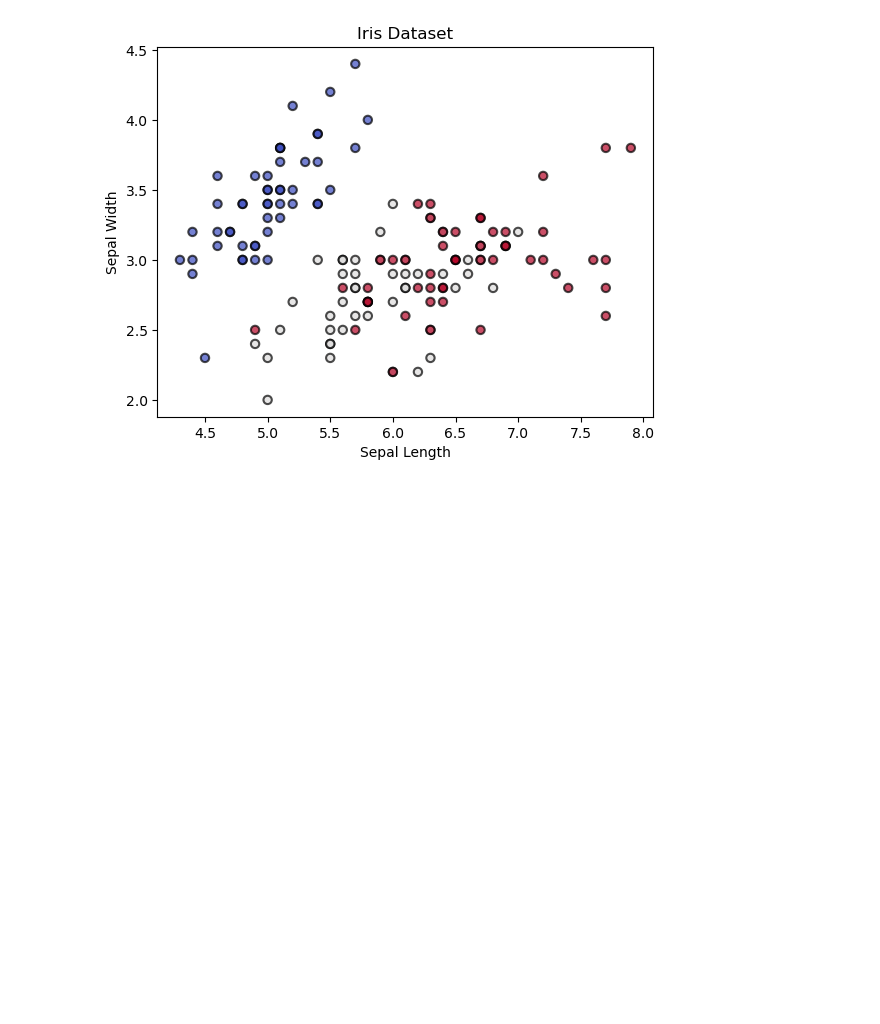
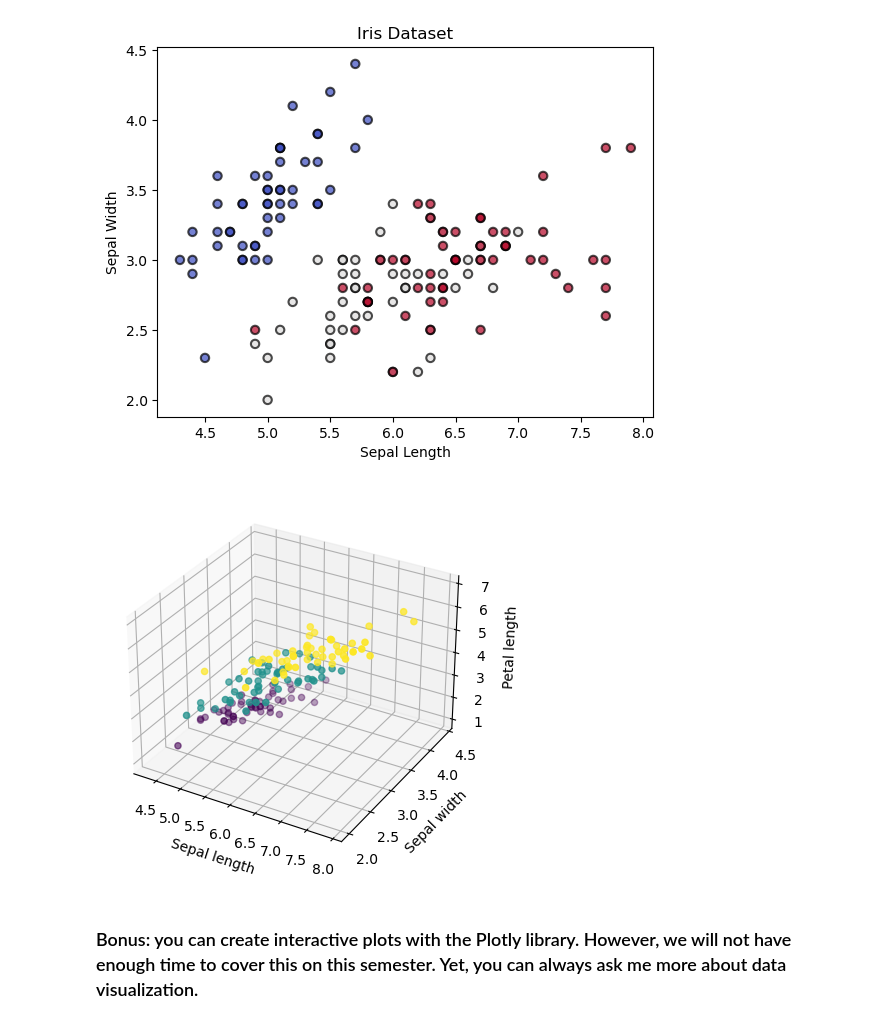
Before and after one commit to sormazabal/IntroToPython2022, a Jupyter notebook: Week5/Week5.ipynb, the cells around one changed output. Drawn from its saved outputs; the diff is of its cells as text; code cells hidden in the pictures; blank space fills up the shorter version.

```diff
--- a/Week5/Week5.ipynb
+++ b/Week5/Week5.ipynb
@@ -353,3 +353,39 @@ plt.title("Iris Dataset")
 plt.show()
 # %% [output]
 [figure]
+# %%
+# Importing the libraries for the 3D plot
+from mpl_toolkits.mplot3d import Axes3D
+from sklearn import datasets
+
+# Antoher way to import the dataset
+# it loads the dataset directly into X and y, instead of as a DataFrame
+
+iris = datasets.load_iris()
+X = iris.data
+y = iris.target
+
+
+# Create a 3D scatter plot
+fig = plt.figure()
+ax = fig.add_subplot(111, projection='3d')
+# 111 means 1x1 grid, first subplot
+#projection='3d' is used to create a 3D plot
+
+ax.scatter(X[:,0], X[:,1], X[:,2], c=y)
+# sepal length is the first column
+# sepal width is the second column
+# petal length is the third column
+# c is used to color the points according to the target
+
+# Add labels
+ax.set_xlabel('Sepal length')
+ax.set_ylabel('Sepal width')
+ax.set_zlabel('Petal length')
+
+# Show the plot
+plt.show()
+# %% [output]
+[figure, added]
+# %% [markdown]
+### Bonus: you can create interactive plots with the Plotly library. However, we will not have enough time to cover this on this semester. Yet, you can always ask me more about data visualization.
```
Also changed, not shown: parts of 7 cells of this notebook.
